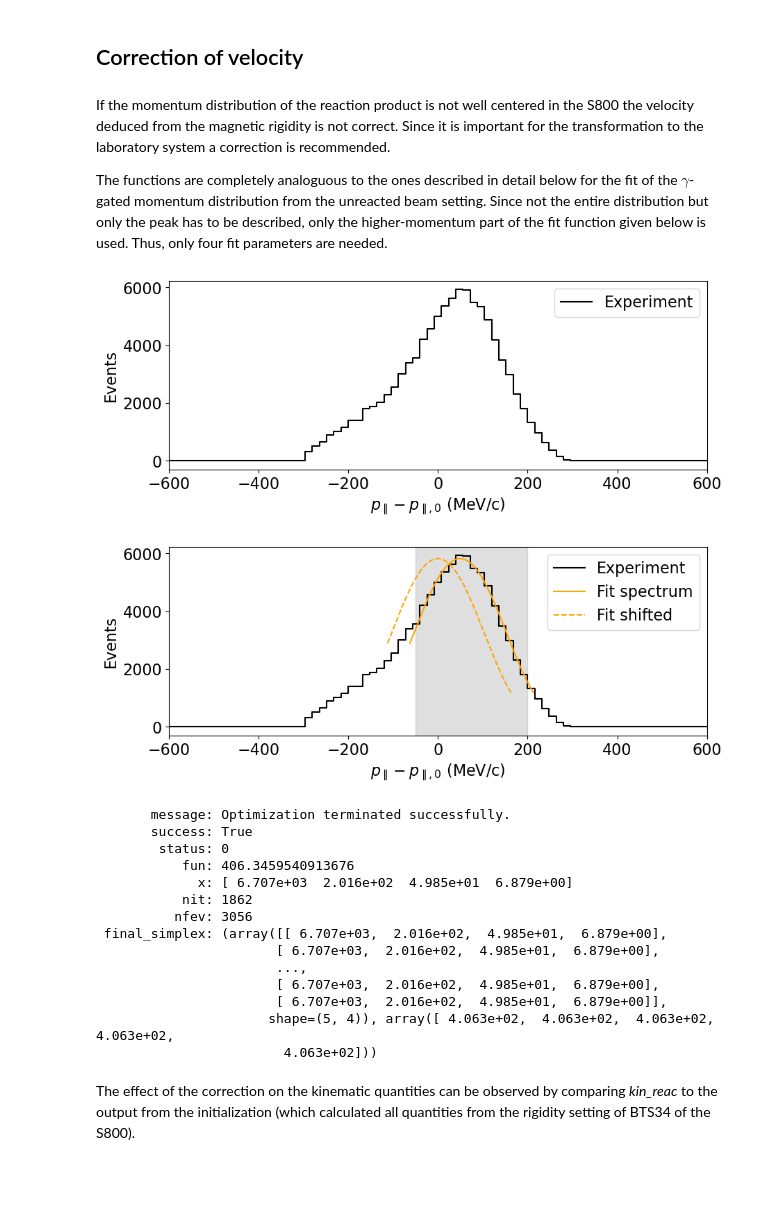
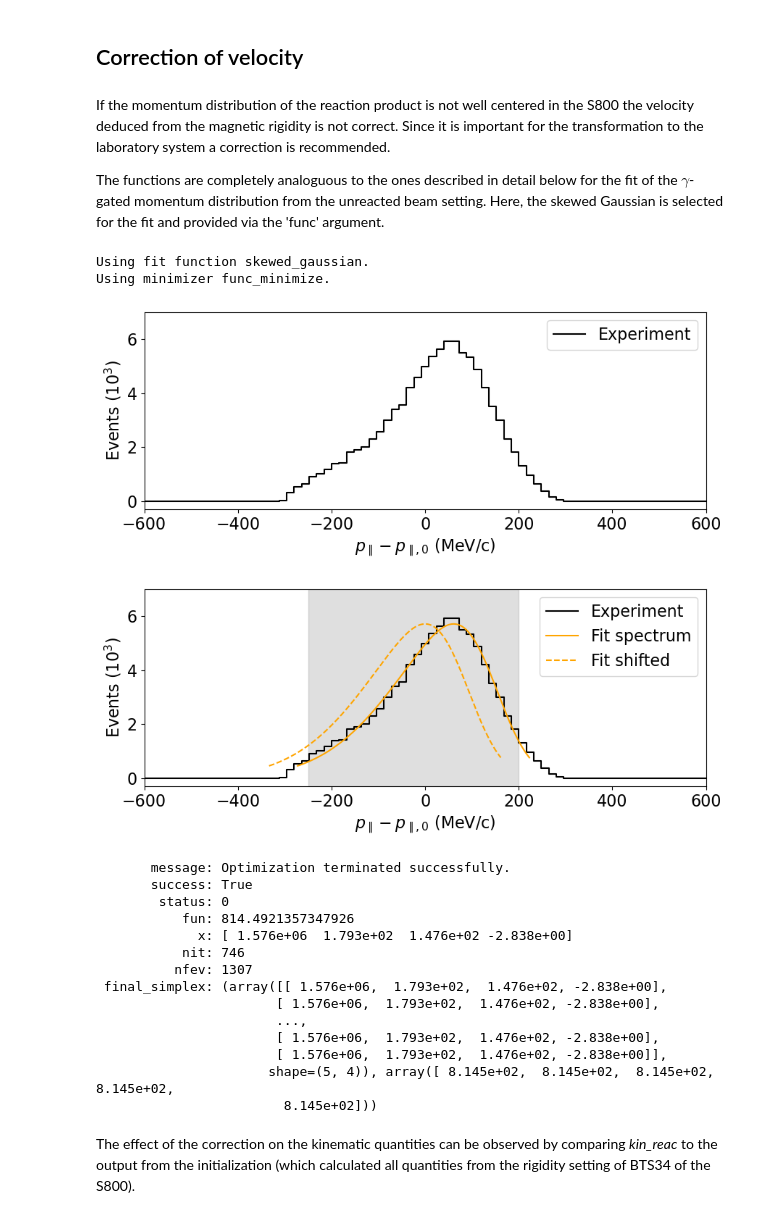
Before and after one commit to TB-IKP/ppar, a Jupyter notebook: example/NSCL/ppar_example_NSCL.ipynb, the cells around one changed output. Drawn from its saved outputs; the diff is of its cells as text; code cells hidden in the pictures; blank space fills up the shorter version.

Commit message:
More versatile fit function, nicer plots.

```diff
--- a/example/NSCL/ppar_example_NSCL.ipynb
+++ b/example/NSCL/ppar_example_NSCL.ipynb
@@ -92,41 +92,41 @@ Since it is important for the transformation to the laboratory system a correcti
 
 The functions are completely analoguous to the ones described in detail below
 for the fit of the $\gamma$-gated momentum distribution from the unreacted beam setting.
-Since not the entire distribution but only the peak has to be described,
-only the higher-momentum part of the fit function given below is used.
-Thus, only four fit parameters are needed.
+Here, the skewed Gaussian is selected for the fit and provided via the 'func' argument.
 # %%
 ppar_test.load_reacted(file='hist_reaction.root',
                        hist='S800_ppar/ppar-ptot0_MeV_c;1',
                        rebin=8
                       )
 
 ppar_test.plot_reacted(rebin=True,xlim=[-600,600]);
 
-x0 = [10000,15,50,15]
+x0 = [1e5,150,50,15]
 
-ppar_test.fit_reacted(fit_range=[-50,200],x0=x0)
+ppar_test.fit_reacted(fit_range=[-250,200],x0=x0,func=ppar.skewed_gaussian)
 ppar_test.plot_reacted(rebin=True,xlim=[-600,600]);
 # %% [output]
+Using fit function skewed_gaussian.
+Using minimizer func_minimize.
-[figure, old version]
+[figure, new version]
-[figure, old version]
+[figure, new version]
 # %%
 ppar_test.fit_res_reac
 # %% [output]
        message: Optimization terminated successfully.
        success: True
         status: 0
-           fun: 406.3459540913676
-             x: [ 6.707e+03  2.016e+02  4.985e+01  6.879e+00]
-           nit: 1862
-          nfev: 3056
- final_simplex: (array([[ 6.707e+03,  2.016e+02,  4.985e+01,  6.879e+00],
-                       [ 6.707e+03,  2.016e+02,  4.985e+01,  6.879e+00],
+           fun: 814.4921357347926
+             x: [ 1.576e+06  1.793e+02  1.476e+02 -2.838e+00]
+           nit: 746
+          nfev: 1307
+ final_simplex: (array([[ 1.576e+06,  1.793e+02,  1.476e+02, -2.838e+00],
+                       [ 1.576e+06,  1.793e+02,  1.476e+02, -2.838e+00],
                        ...,
-                       [ 6.707e+03,  2.016e+02,  4.985e+01,  6.879e+00],
-                       [ 6.707e+03,  2.016e+02,  4.985e+01,  6.879e+00]],
-                      shape=(5, 4)), array([ 4.063e+02,  4.063e+02,  4.063e+02,  4.063e+02,
-                        4.063e+02]))
+                       [ 1.576e+06,  1.793e+02,  1.476e+02, -2.838e+00],
+                       [ 1.576e+06,  1.793e+02,  1.476e+02, -2.838e+00]],
+                      shape=(5, 4)), array([ 8.145e+02,  8.145e+02,  8.145e+02,  8.145e+02,
+                        8.145e+02]))
 # %% [markdown]
 The effect of the correction on the kinematic quantities can be observed
 by comparing *kin_reac* to the output from the initialization
```
Also changed, not shown: parts of 11 cells of this notebook, 10 other files.
